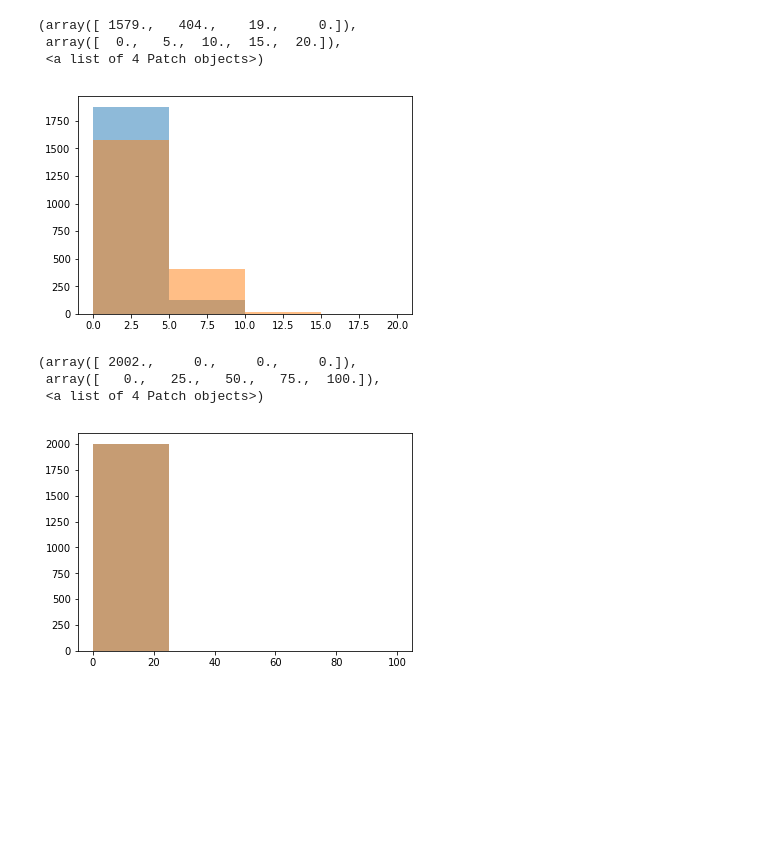
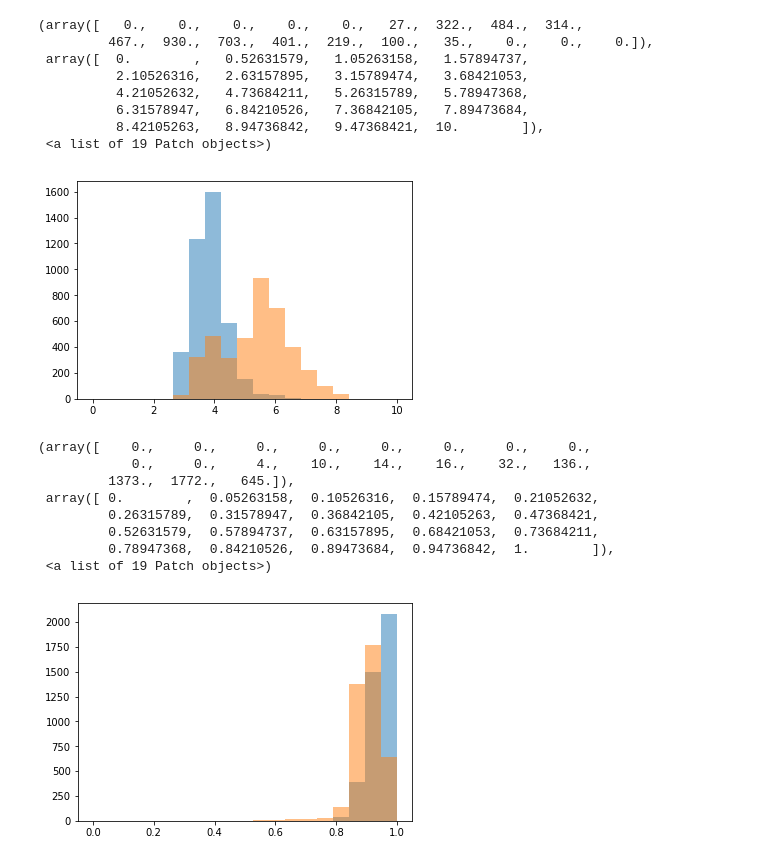
Before and after one commit to addi1993/pulmonology_fibrosis, a Jupyter notebook: glcm_feat.ipynb, the cells around one changed output. Saved outputs shown, nothing was run; the diff lists cells and outputs as text; code cells hidden in the pictures; blank space fills up the shorter version.

```diff
--- a/glcm_feat.ipynb
+++ b/glcm_feat.ipynb
@@ -11,11 +19,24 @@ def unison_shuffled_copies(a, b):
     assert len(a) == len(b)
     p = numpy.random.permutation(len(a))
     return a[p], b[p]
+# %%
+# kind of preprocessing and normalizing dicom images
+def load_and_normalize_dicom(path):
+    dicom1 = dicom.read_file(path)
+    dicom_img = dicom1.pixel_array.astype(numpy.int32)
+    mn = dicom_img.min()
+    mx = dicom_img.max()
+    if (mx - mn) != 0:
+        dicom_img = (dicom_img / mx)*255
+    else:
+        dicom_img[:, :] = 0
+    dicom_img = dicom_img.astype(numpy.int32)
+    return dicom_img
 # %%
 pathTrainNeg = "./fibrosis_patches_8/train/path"
 pathTrainPos = "./fibrosis_patches_8/train/norm"
-pathTestPos = "./fibrosis_patches_8/test/path"
-pathTestNeg = "./fibrosis_patches_8/test/norm"
+pathTestNeg = "./fibrosis_patches_8/test/path"
+pathTestPos = "./fibrosis_patches_8/test/norm"
 lstFilesTrainNeg = []
 lstFilesTrainPos = []
 lstFilesTestNeg = []
@@ -106,37 +104,47 @@ for idx,img in enumerate(lstFilesTestPos):
 GLCM_train =[]
 GLCM_test =[]
 for img in X_train:
-    glcm = greycomatrix(img, [2], [0], 340, symmetric=True, normed=True)
+    glcm = greycomatrix(img, [2], [0], 256, symmetric=True, normed=True)
     GLCM_train.append([greycoprops(glcm, 'dissimilarity')[0, 0],greycoprops(glcm, 'correlation')[0, 0],greycoprops(glcm, 'homogeneity')[0, 0],greycoprops(glcm, 'contrast')[0, 0]])
 for img in X_test:
-    glcm = greycomatrix(img, [2], [0], 340, symmetric=True, normed=True)
+    glcm = greycomatrix(img, [2], [0], 256, symmetric=True, normed=True)
     GLCM_test.append([greycoprops(glcm, 'dissimilarity')[0, 0],greycoprops(glcm, 'correlation')[0, 0],greycoprops(glcm, 'homogeneity')[0, 0],greycoprops(glcm, 'contrast')[0, 0]])
 # %%
 # plotting dissimilarity
 %matplotlib inline
 pos_list_x = [item[0] for idx,item in enumerate(GLCM_train) if y_train[idx]==1 ]
 neg_list_x = [item[0] for idx,item in enumerate(GLCM_train) if y_train[idx]==0 ]
-bins = numpy.linspace(0, 20, 5)
+bins = numpy.linspace(0, 10, 20)
 pyplot.hist(pos_list_x,bins,alpha=0.5)
 pyplot.hist(neg_list_x,bins,alpha=0.5)
 # %% [output]
-(array([ 1579.,   404.,    19.,     0.]),
- array([  0.,   5.,  10.,  15.,  20.]),
- <a list of 4 Patch objects>)
+(array([   0.,    0.,    0.,    0.,    0.,   27.,  322.,  484.,  314.,
+         467.,  930.,  703.,  401.,  219.,  100.,   35.,    0.,    0.,    0.]),
+ array([  0.        ,   0.52631579,   1.05263158,   1.57894737,
+          2.10526316,   2.63157895,   3.15789474,   3.68421053,
+          4.21052632,   4.73684211,   5.26315789,   5.78947368,
+          6.31578947,   6.84210526,   7.36842105,   7.89473684,
+          8.42105263,   8.94736842,   9.47368421,  10.        ]),
+ <a list of 19 Patch objects>)
-[figure, old version]
+[figure, new version]
 # %%
 # plotting correlation
 %matplotlib inline
 pos_list_y = [item[1] for idx,item in enumerate(GLCM_train) if y_train[idx]==1 ]
 neg_list_y = [item[1] for idx,item in enumerate(GLCM_train) if y_train[idx]==0 ]
-bins = numpy.linspace(0, 100, 5)
+bins = numpy.linspace(0, 1, 20)
 pyplot.hist(pos_list_y,bins,alpha=0.5)
 pyplot.hist(neg_list_y,bins,alpha=0.5)
 # %% [output]
-(array([ 2002.,     0.,     0.,     0.]),
- array([   0.,   25.,   50.,   75.,  100.]),
- <a list of 4 Patch objects>)
+(array([    0.,     0.,     0.,     0.,     0.,     0.,     0.,     0.,
+            0.,     0.,     4.,    10.,    14.,    16.,    32.,   136.,
+         1373.,  1772.,   645.]),
+ array([ 0.        ,  0.05263158,  0.10526316,  0.15789474,  0.21052632,
+         0.26315789,  0.31578947,  0.36842105,  0.42105263,  0.47368421,
+         0.52631579,  0.57894737,  0.63157895,  0.68421053,  0.73684211,
+         0.78947368,  0.84210526,  0.89473684,  0.94736842,  1.        ]),
+ <a list of 19 Patch objects>)
-[figure, old version]
+[figure, new version]
 # %%
 fig = pyplot.figure(figsize=(20, 20))
 ax = fig.add_subplot(3, 2, 2)
```
Also changed, not shown: parts of 4 cells of this notebook, 5 other files.
